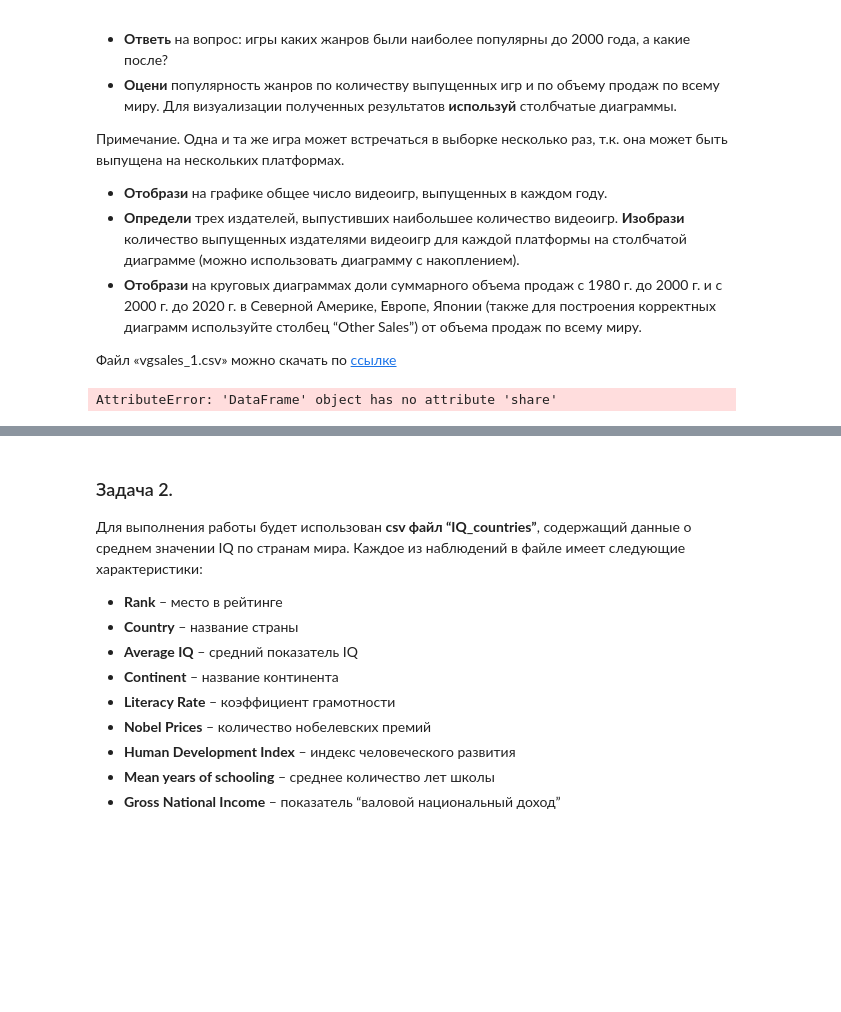
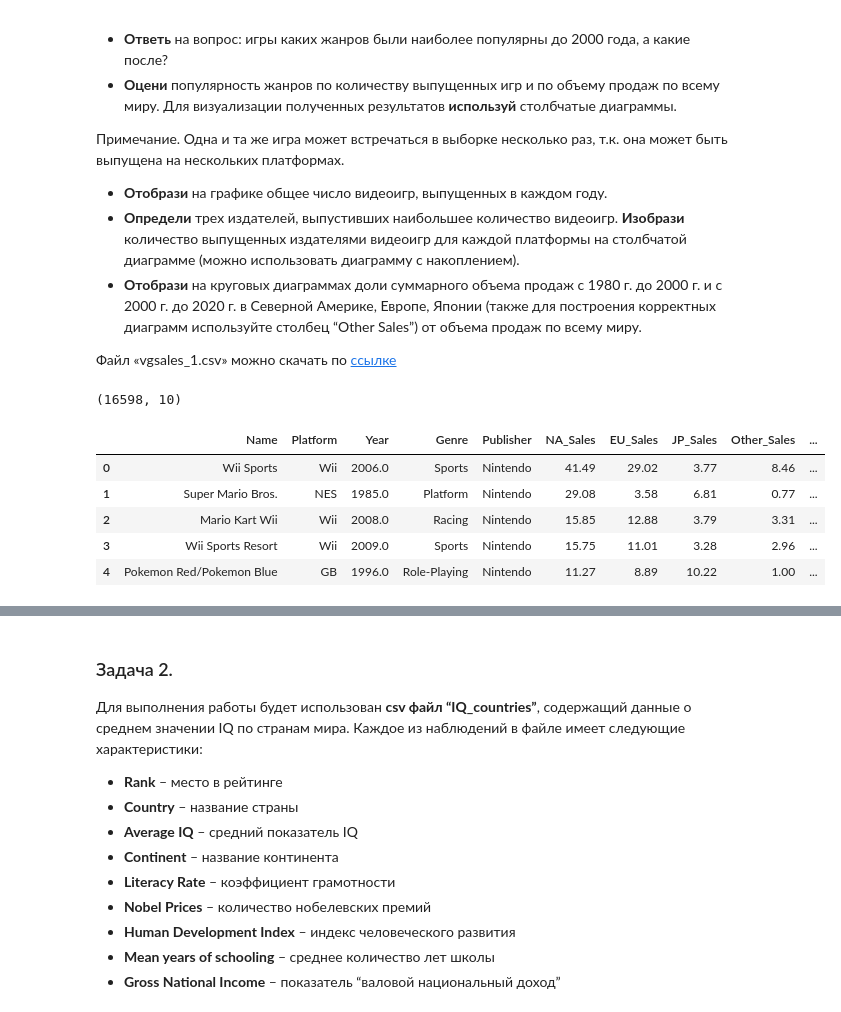
Before and after one commit to AleksandrMac/learning, a Jupyter notebook: ai/hw/8_Дополнительные_задачи_по_DataSciense.ipynb, the cells around one changed output, grey strips where cells are left out. Drawn from its saved outputs; the diff is of its cells as text; code cells hidden in the pictures; blank space fills up the shorter version.

```diff
--- a/ai/hw/8_Дополнительные_задачи_по_DataSciense.ipynb
+++ b/ai/hw/8_Дополнительные_задачи_по_DataSciense.ipynb
@@ -40,13 +38,19 @@ from plotly.offline import download_plotlyjs, init_notebook_mode, plot, iplot
 # %%
 #инициализация dataframe
 FILE_ID = '1XV9IZ8cGArgCO9VkGId_IW2fewhg_tLN'  # ID таблицы
 SHEET_NAME = 'Sheet1'  # имя листа (по умолчанию 'Sheet1')
 
 url = f'https://drive.google.com/uc?export=download&id={FILE_ID}'
 
 df = pd.read_csv(url)
-df.share
+print(df.shape)
 df.head()
 # %% [output]
-AttributeError: 'DataFrame' object has no attribute 'share'
+(16598, 10)
+|  | Name | Platform | Year | Genre | Publisher | NA_Sales | EU_Sales | JP_Sales | Other_Sales | ... |
+| 0 | Wii Sports | Wii | 2006.0 | Sports | Nintendo | 41.49 | 29.02 | 3.77 | 8.46 | ... |
+| 1 | Super Mario Bros. | NES | 1985.0 | Platform | Nintendo | 29.08 | 3.58 | 6.81 | 0.77 | ... |
+| 2 | Mario Kart Wii | Wii | 2008.0 | Racing | Nintendo | 15.85 | 12.88 | 3.79 | 3.31 | ... |
+| 3 | Wii Sports Resort | Wii | 2009.0 | Sports | Nintendo | 15.75 | 11.01 | 3.28 | 2.96 | ... |
+| 4 | Pokemon Red/Pokemon Blue | GB | 1996.0 | Role-Playing | Nintendo | 11.27 | 8.89 | 10.22 | 1.00 | ... |
 # %%
```
Also changed, not shown: parts of 2 cells of this notebook.
